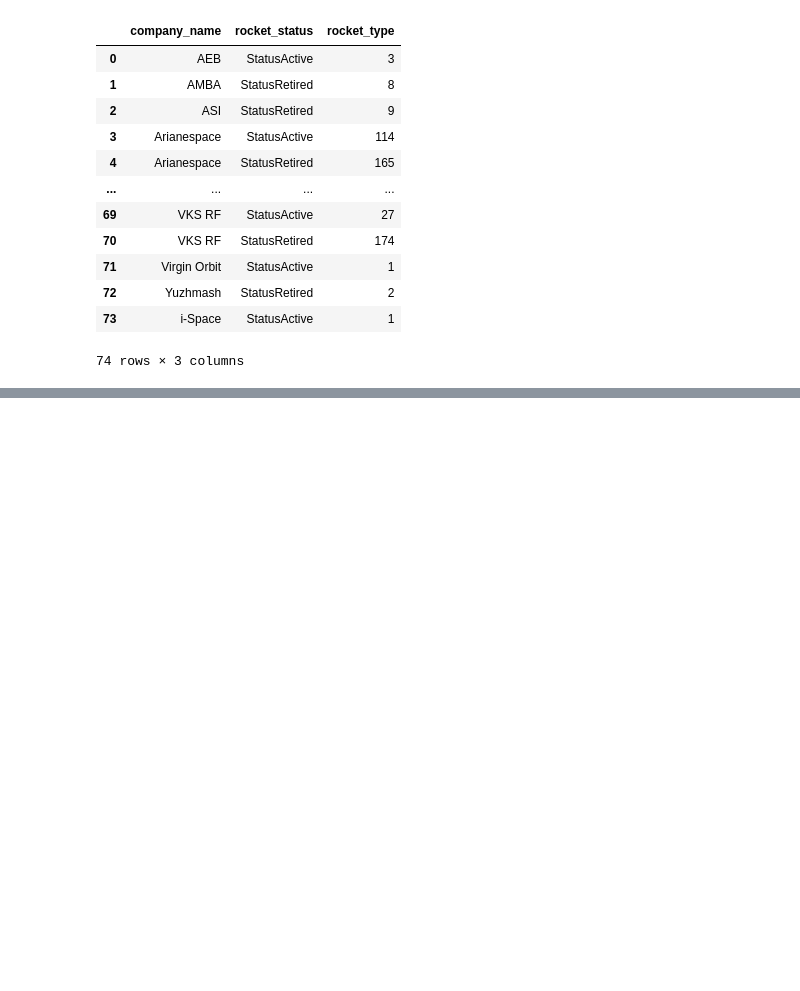
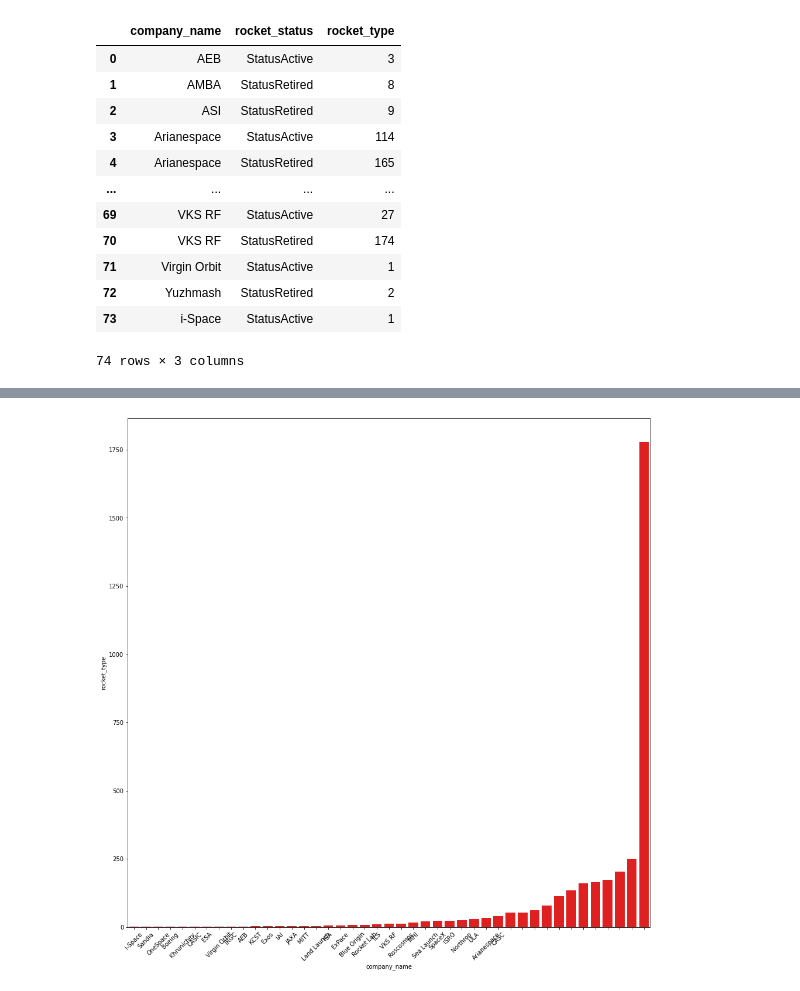
Before and after one commit to dungeons-and-dorks/Final-Frontier, a Jupyter notebook: yvonnes_stuff/notes.ipynb, the cells around one changed output, grey strips where cells are left out. Cells and saved outputs as stored; diff of their text form; code cells hidden in the pictures; blank space fills up the shorter version.

```diff
--- a/yvonnes_stuff/notes.ipynb
+++ b/yvonnes_stuff/notes.ipynb
@@ -350,0 +358,7 @@ sns.barplot(x=)
+# %%
+plt.figure(figsize=(16,16))
+chart1 = sns.barplot(x=retired.company_name, y=retired.rocket_type, color="red")
+chart1.set_xticklabels(chart.get_xticklabels(), rotation=45)
+plt.show()
+# %% [output]
+[figure, added]
```
Also changed, not shown: parts of 8 cells of this notebook.
